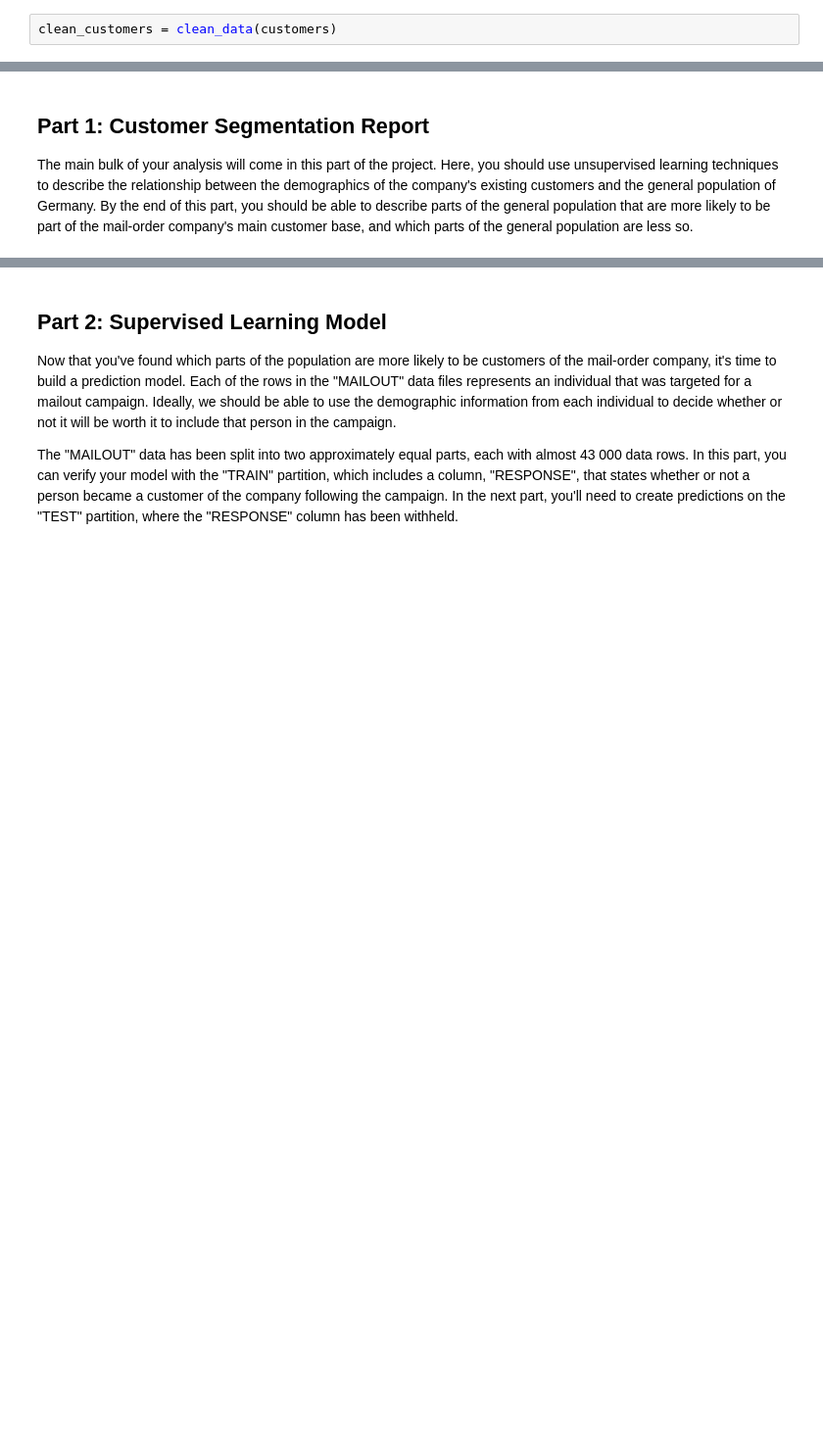
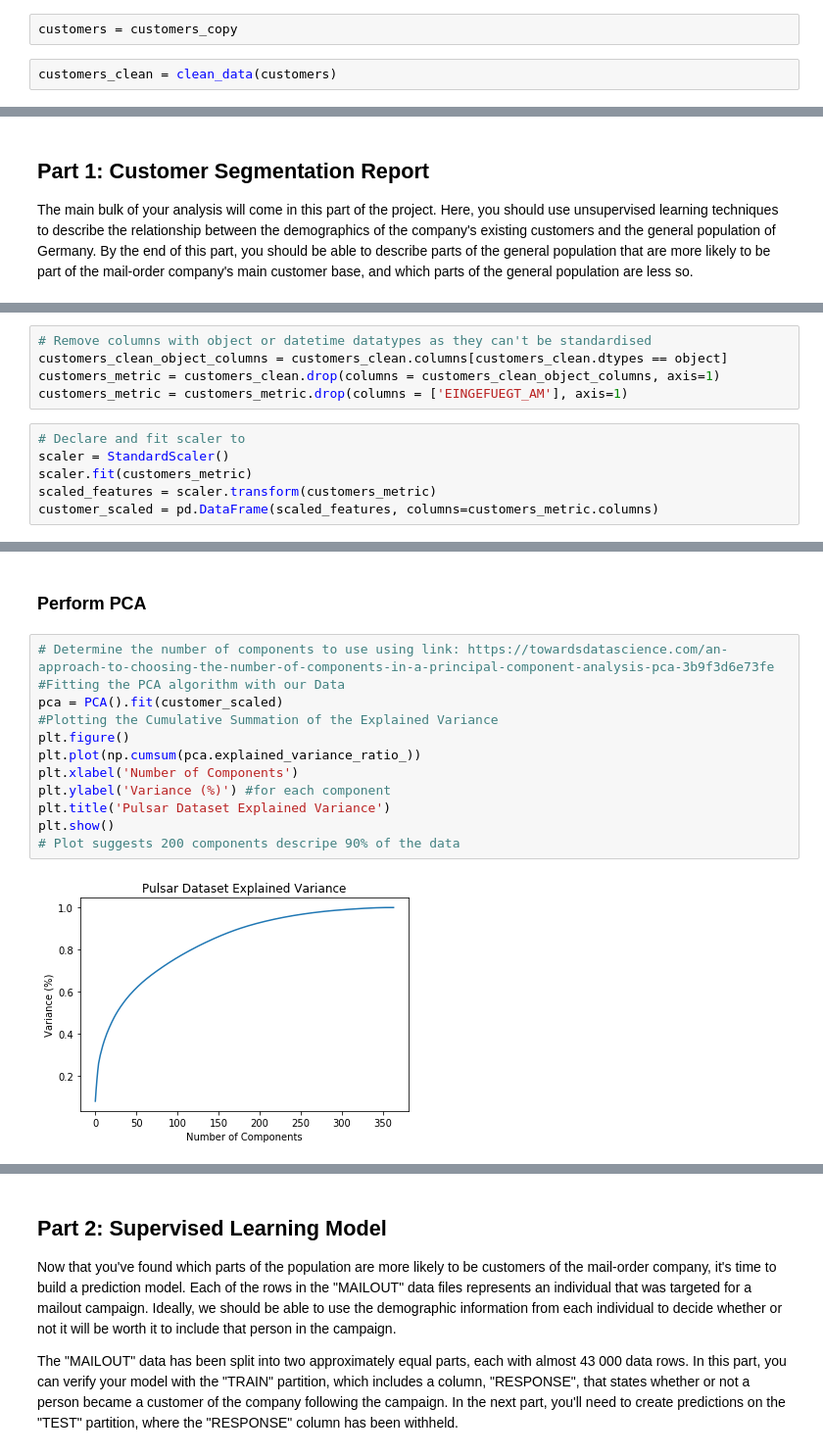
Before and after one commit to Phoebe-Macdonald/Arvato-Customer-Segmentation-Udacity-Capstone, a Jupyter notebook: Arvato Project Workbook.ipynb, the cells around one changed output, grey strips where cells are left out. Shown: that part at 98% size. Drawn from its saved outputs; the diff is of its cells as text; blank space fills up the shorter version.

Commit message:
standardise, pca and start of clustering

```diff
--- a/Arvato Project Workbook.ipynb
+++ b/Arvato Project Workbook.ipynb
@@ -285,8 +280,10 @@ def clean_data(df):
     df_clean = fill_mean(df, customers_num_vars)
 
     return df_clean
+# %%
+customers = customers_copy
 # %%
-clean_customers = clean_data(customers)
+customers_clean = clean_data(customers)
 # %%
 # Check function is working
 round(customers.isnull().sum(axis = 0)/customers.shape[0]*100,2).sort_values(ascending = False).head(10)
@@ -344,0 +344,11 @@ The main bulk of your analysis will come in this part of the project. Here, you
+# %%
+# Remove columns with object or datetime datatypes as they can't be standardised
+customers_clean_object_columns = customers_clean.columns[customers_clean.dtypes == object]
+customers_metric = customers_clean.drop(columns = customers_clean_object_columns, axis=1)
+customers_metric = customers_metric.drop(columns = ['EINGEFUEGT_AM'], axis=1)
+# %%
+# Declare and fit scaler to
+scaler = StandardScaler()
+scaler.fit(customers_metric)
+scaled_features = scaler.transform(customers_metric)
+customer_scaled = pd.DataFrame(scaled_features, columns=customers_metric.columns)
@@ -344,0 +385,16 @@ The main bulk of your analysis will come in this part of the project. Here, you
+# %% [markdown]
+### Perform PCA
+# %%
+# Determine the number of components to use using link: https://towardsdatascience.com/an-approach-to-choosing-the-number-of-components-in-a-principal-component-analysis-pca-3b9f3d6e73fe
+#Fitting the PCA algorithm with our Data
+pca = PCA().fit(customer_scaled)
+#Plotting the Cumulative Summation of the Explained Variance
+plt.figure()
+plt.plot(np.cumsum(pca.explained_variance_ratio_))
+plt.xlabel('Number of Components')
+plt.ylabel('Variance (%)') #for each component
+plt.title('Pulsar Dataset Explained Variance')
+plt.show()
+# Plot suggests 200 components descripe 90% of the data
+# %% [output]
+[figure, added]
```
Also changed, not shown: parts of 20 cells of this notebook.
